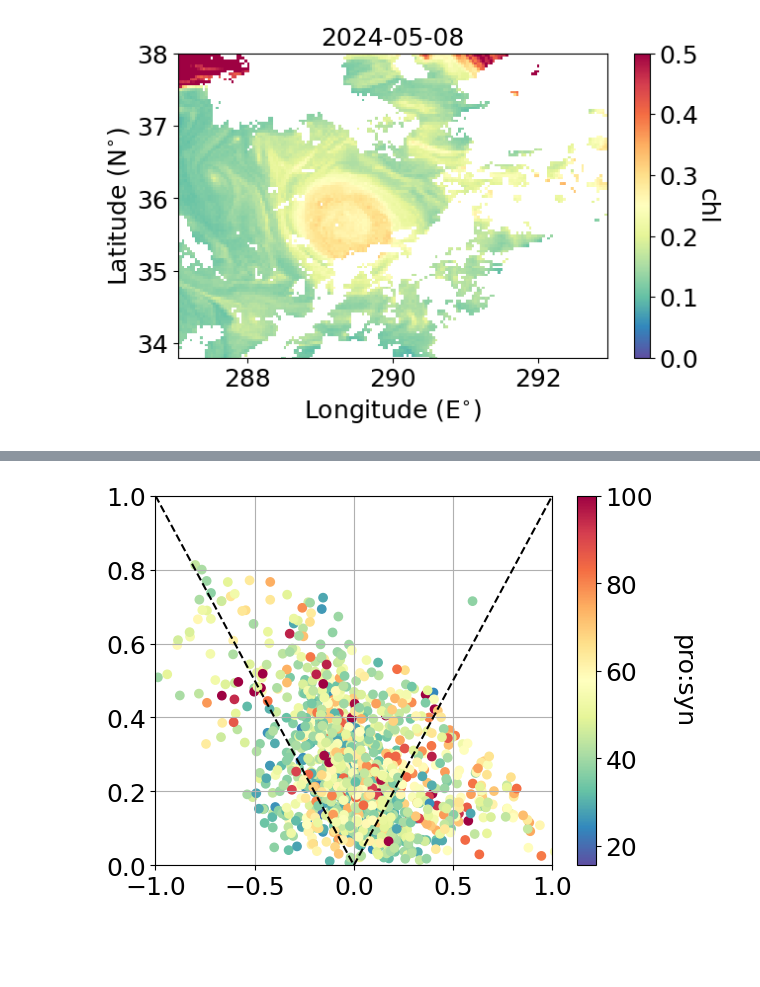
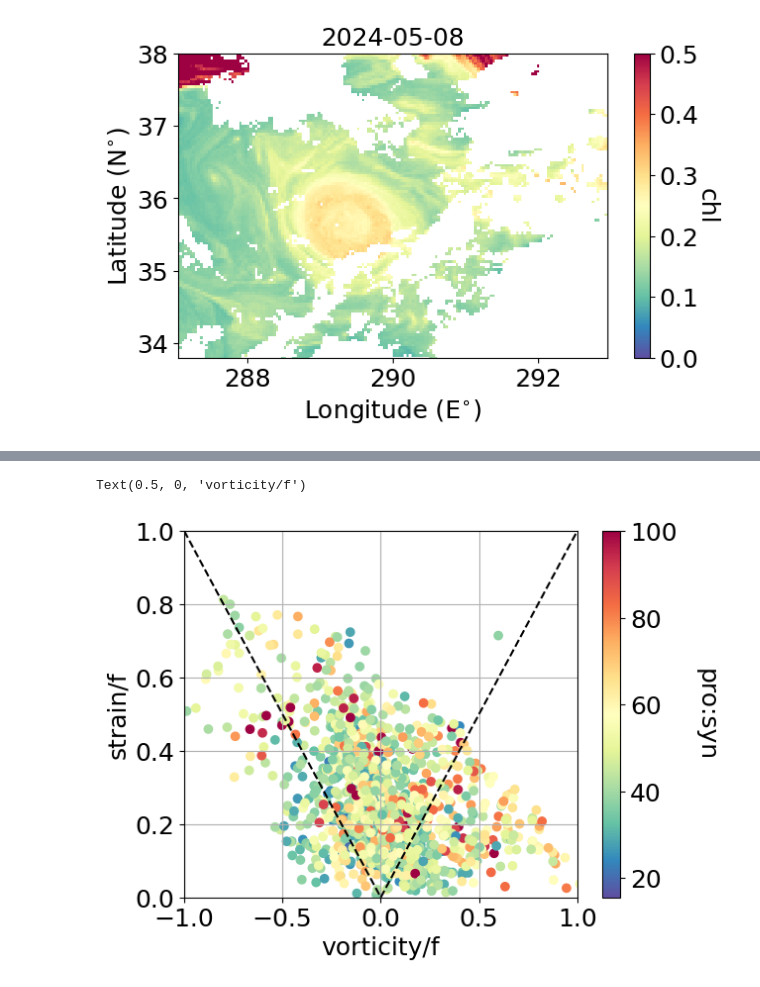
Before and after one commit to mcornec/GO-SWACE, a Jupyter notebook: compute_vorticity_strain.ipynb, the cells around one changed output, grey strips where cells are left out. Drawn from its saved outputs; the diff is of its cells as text; code cells hidden in the pictures; blank space fills up the shorter version.

```diff
--- a/compute_vorticity_strain.ipynb
+++ b/compute_vorticity_strain.ipynb
@@ -459,16 +469,19 @@ cbar.set_label('syn (cells $ \cdot ml^{-1}$)', rotation=270, labelpad=30)
 # %%
 fig = plt.figure()
 ax = plt.axes()
 plot=plt.scatter(ksi,sigma,c=np.divide(newpro,newsyn), cmap="Spectral_r",vmax=100)
 ax.axline((0, 0), slope=-1, color='black',linestyle='--')
 ax.axline((0, 0), slope=1, color='black',linestyle='--')
 ax.grid(True)
 cbar = plt.colorbar(plot,ax=ax)
 ax.set_ylim([0, 1])
 ax.set_xlim([-1, 1])
 cbar.set_label('pro:syn', rotation=270, labelpad=30)
+ax.set_ylabel('strain/f')
+ax.set_xlabel('vorticity/f')
 # %% [output]
+Text(0.5, 0, 'vorticity/f')
-[figure, old version]
+[figure, new version]
 # %%
 fig = plt.figure()
 ax = plt.axes()
```
Also changed, not shown: parts of 5 cells of this notebook.
